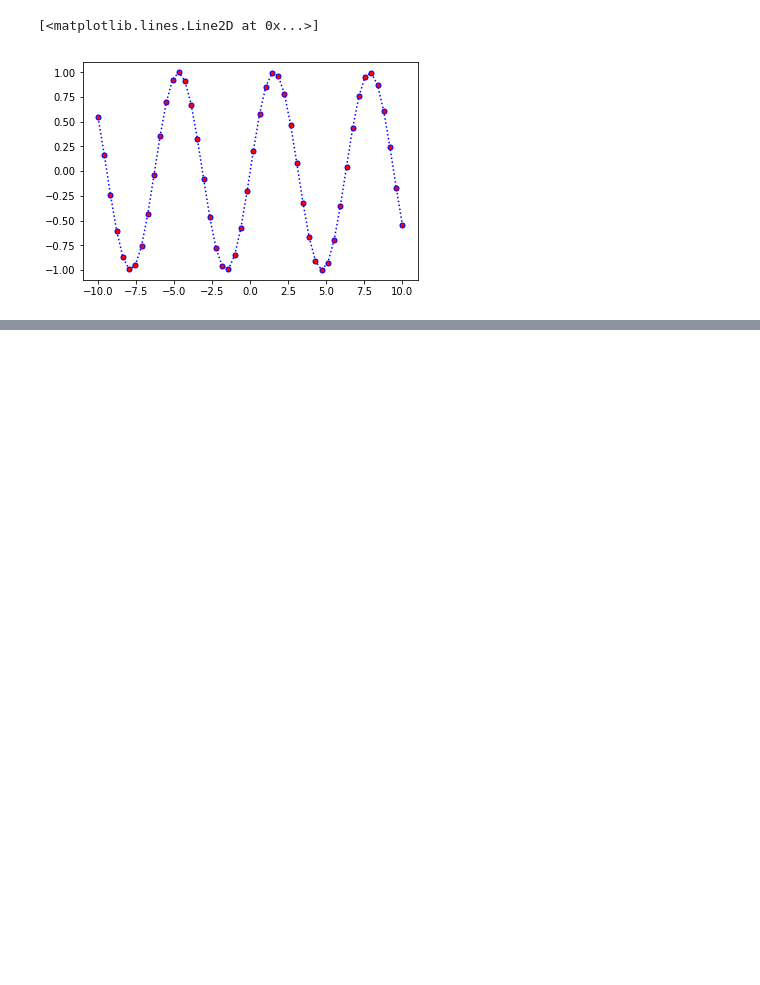
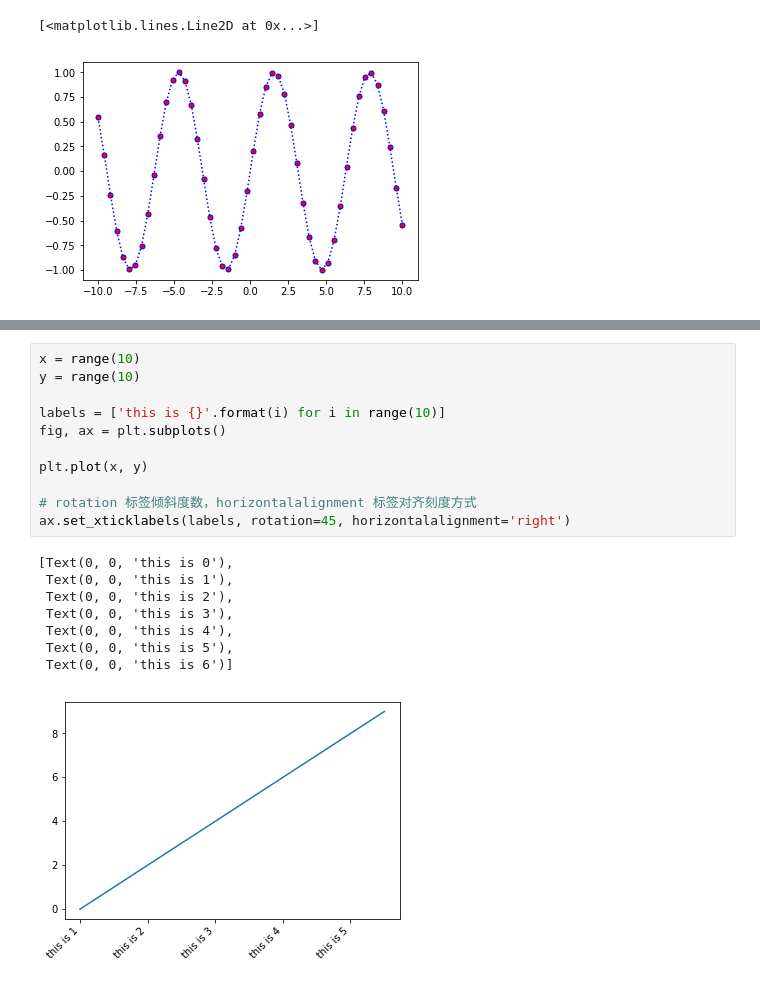
Before and after one commit to stevenGuo1995/learn_python, a Jupyter notebook: 07_可视化库/7.1_Matplotlib/01_概述.ipynb, the cells around one changed output, grey strips where cells are left out. Drawn from its saved outputs; the diff is of its cells as text; blank space fills up the shorter version.

```diff
--- a/07_可视化库/7.1_Matplotlib/01_概述.ipynb
+++ b/07_可视化库/7.1_Matplotlib/01_概述.ipynb
@@ -74,0 +109,20 @@ plt.plot(x, y, color='b', linestyle=':',marker='o',markerfacecolor='r', markersi
+# %%
+x = range(10)
+y = range(10)
+
+labels = ['this is {}'.format(i) for i in range(10)]
+fig, ax = plt.subplots()
+
+plt.plot(x, y)
+
+# rotation 标签倾斜度数，horizontalalignment 标签对齐刻度方式
+ax.set_xticklabels(labels, rotation=45, horizontalalignment='right')
+# %% [output]
+[Text(0, 0, 'this is 0'),
+ Text(0, 0, 'this is 1'),
+ Text(0, 0, 'this is 2'),
+ Text(0, 0, 'this is 3'),
+ Text(0, 0, 'this is 4'),
+ Text(0, 0, 'this is 5'),
+ Text(0, 0, 'this is 6')]
+[figure, added]
```
Also changed, not shown: parts of 3 cells of this notebook, 10 other files.
